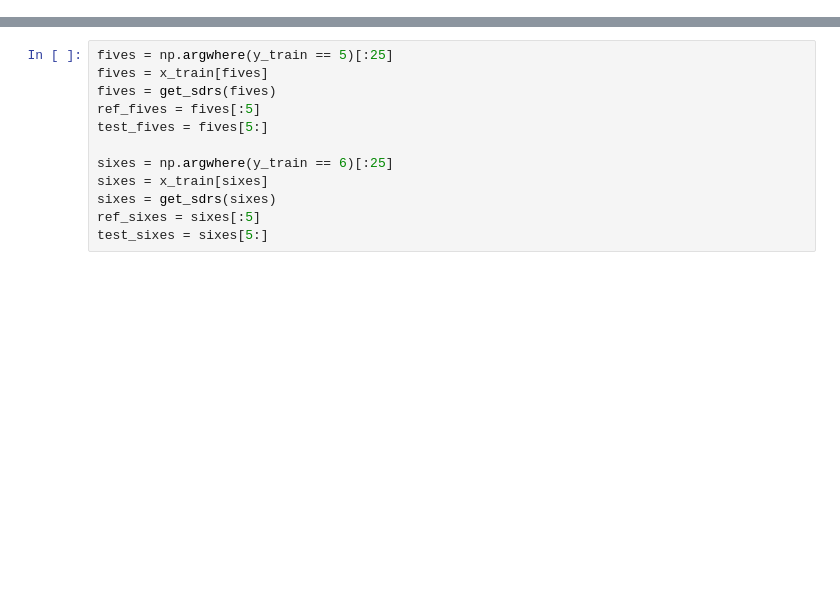
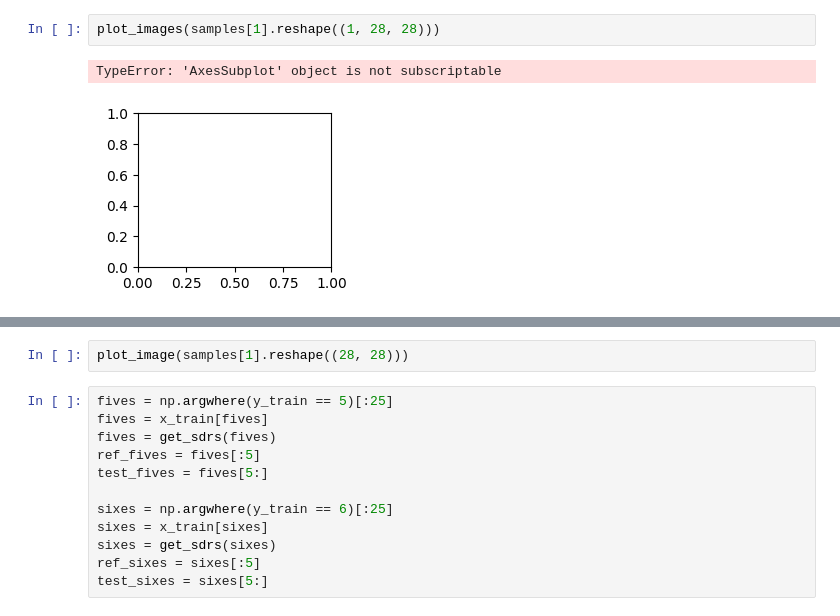
Before and after one commit to MoShrank/bachelor-thesis-research, a Jupyter notebook: Spatial Pooling.ipynb, the cells around one changed output, grey strips where cells are left out. Saved outputs shown, nothing was run; the diff lists cells and outputs as text; blank space fills up the shorter version.

```diff
--- a/Spatial Pooling.ipynb
+++ b/Spatial Pooling.ipynb
@@ -92,0 +99,5 @@ from util import get_mean_similiraty, similiraty_to_percent, get_similiraty
+# %%
+plot_images(samples[1].reshape((1, 28, 28)))
+# %% [output]
+TypeError: 'AxesSubplot' object is not subscriptable
+[figure, added]
@@ -93,3 +105,5 @@ from util import get_mean_similiraty, similiraty_to_percent, get_similiraty
+# %%
+plot_image(samples[1].reshape((28, 28)))
 # %%
 fives = np.argwhere(y_train == 5)[:25]
 fives = x_train[fives]
```
Also changed, not shown: parts of 39 cells of this notebook, 4 other files.
